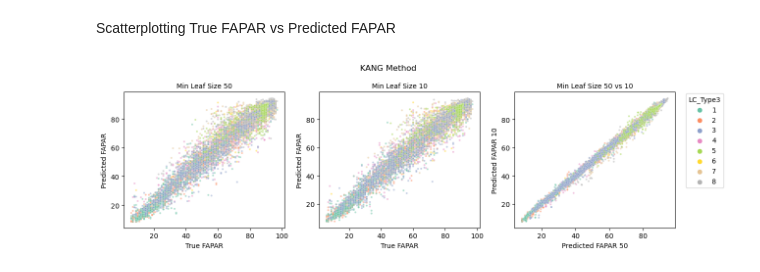
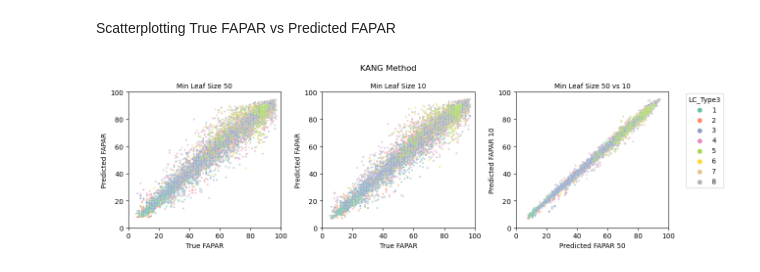
Before and after one commit to watermelonxx/WorkTerm-Winter2023, a Jupyter notebook: MODISLANDSATvcass2.ipynb, the cells around one changed output. Saved outputs shown, nothing was run; the diff lists cells and outputs as text; code cells hidden in the pictures.

```diff
--- a/MODISLANDSATvcass2.ipynb
+++ b/MODISLANDSATvcass2.ipynb
@@ -461,3 +528,7 @@ for LC_Type3 in calbiomeDictFAPAR:
 
 # Concatenating the dataframes with the predicted LAI values for all LC_Types
 dfcalbiomeFAPAR = pd.concat(dfsFAPAR)
+# %%
+for LC_Type3 in valbiomeDictFAPAR:
+    if LC_Type3 <= 8:
+        print(LC_Type3, valbiomeDictFAPAR[LC_Type3]['dfNAIVE50FAPAR']['Nodes'].unique()[0], valbiomeDictFAPAR[LC_Type3]['dfNAIVE10FAPAR']['Nodes'].unique()[0])
@@ -550,20 +663,30 @@ for LC_Type3 in calbiomeDictLAIKANG:
         predLAI50 = calbiomeDictLAIKANG[LC_Type3]['regr50'].predict(dfval[regressors])
         predLAI10 = calbiomeDictLAIKANG[LC_Type3]['regr10'].predict(dfval[regressors])
 
+        # Determining the number of leaf nodes in each Random Forest
+        n50 = 0
+        for tree in calbiomeDictLAIKANG[LC_Type3]['regr50'].estimators_:
+            n50 += tree.get_n_leaves()
+        n10 = 0
+        for tree in calbiomeDictLAIKANG[LC_Type3]['regr10'].estimators_:
+            n10 += tree.get_n_leaves()
+
         # Inserting the new statistics as a dataframe into the dictionary
         valbiomeDictLAI[LC_Type3]['dfKANG50LAI'] = pd.DataFrame(data={
             'LAI': trueLAI,
             'Predicted LAI': predLAI50,
             'LC_Type3': LC_Type3,
             'R2': calbiomeDictLAIKANG[LC_Type3]['regr50'].score(dfval[regressors], trueLAI),
-            'RMSE': metrics.mean_squared_error(predLAI50, trueLAI, squared=False)})
+            'RMSE': metrics.mean_squared_error(predLAI50, trueLAI, squared=False),
+            'Nodes': n50})
 
         valbiomeDictLAI[LC_Type3]['dfKANG10LAI'] = pd.DataFrame(data={
             'LAI': trueLAI,
             'Predicted LAI': predLAI10,
             'LC_Type3': LC_Type3,
             'R2': calbiomeDictLAIKANG[LC_Type3]['regr10'].score(dfval[regressors], trueLAI),
-            'RMSE': metrics.mean_squared_error(predLAI10, trueLAI, squared=False)})
+            'RMSE': metrics.mean_squared_error(predLAI10, trueLAI, squared=False),
+            'Nodes': n10})
 
         # Merge two methods before sampling
         df = valbiomeDictLAI[LC_Type3]['dfKANG50LAI'].join(valbiomeDictLAI[LC_Type3]['dfKANG10LAI'], lsuffix='_50', rsuffix='_10')
@@ -573,3 +696,7 @@ for LC_Type3 in calbiomeDictLAIKANG:
 
 # Concatenating the dataframes with the predicted LAI values for all LC_Types
 dfcalbiomeLAIKANG = pd.concat(dfsLAI)
+# %%
+for LC_Type3 in valbiomeDictLAI:
+    if LC_Type3 <= 8:
+        print(LC_Type3, valbiomeDictLAI[LC_Type3]['dfKANG50LAI']['Nodes'].unique()[0], valbiomeDictLAI[LC_Type3]['dfKANG10LAI']['Nodes'].unique()[0])
@@ -662,20 +831,30 @@ for LC_Type3 in calbiomeDictFAPARKANG:
         predFAPAR50 = calbiomeDictFAPARKANG[LC_Type3]['regr50'].predict(dfval[regressors])
         predFAPAR10 = calbiomeDictFAPARKANG[LC_Type3]['regr10'].predict(dfval[regressors])
 
+        # Determining the number of leaf nodes in each Random Forest
+        n50 = 0
+        for tree in calbiomeDictFAPARKANG[LC_Type3]['regr50'].estimators_:
+            n50 += tree.get_n_leaves()
+        n10 = 0
+        for tree in calbiomeDictFAPARKANG[LC_Type3]['regr10'].estimators_:
+            n10 += tree.get_n_leaves()
+
         # Inserting the new statistics as a dataframe into the dictionary
         valbiomeDictFAPAR[LC_Type3]['dfKANG50FAPAR'] = pd.DataFrame(data={
             'FAPAR': trueFAPAR,
             'Predicted FAPAR': predFAPAR50,
             'LC_Type3': LC_Type3,
             'R2': calbiomeDictFAPARKANG[LC_Type3]['regr50'].score(dfval[regressors], trueFAPAR),
-            'RMSE': metrics.mean_squared_error(predFAPAR50, trueFAPAR, squared=False)})
+            'RMSE': metrics.mean_squared_error(predFAPAR50, trueFAPAR, squared=False),
+            'Nodes': n50})
 
         valbiomeDictFAPAR[LC_Type3]['dfKANG10FAPAR'] = pd.DataFrame(data={
             'FAPAR': trueFAPAR,
             'Predicted FAPAR': predFAPAR10,
             'LC_Type3': LC_Type3,
             'R2': calbiomeDictFAPARKANG[LC_Type3]['regr10'].score(dfval[regressors], trueFAPAR),
-            'RMSE': metrics.mean_squared_error(predFAPAR10, trueFAPAR, squared=False)})
+            'RMSE': metrics.mean_squared_error(predFAPAR10, trueFAPAR, squared=False),
+            'Nodes': n10})
 
         # Merge two methods before sampling
         df = valbiomeDictFAPAR[LC_Type3]['dfKANG50FAPAR'].join(valbiomeDictFAPAR[LC_Type3]['dfKANG10FAPAR'], lsuffix='_50', rsuffix='_10')
@@ -722,24 +914,31 @@ Scatterplotting True FAPAR vs Predicted FAPAR
 # %%
 fig, axs = plt.subplots(1,3, figsize=(12, 4))
 sns.scatterplot(dfcalbiomeFAPARKANG, x='FAPAR_50', y='Predicted FAPAR_50', ax=axs[0], hue='LC_Type3_50', palette='Set2', s=8, alpha=0.5, legend=0)
 sns.scatterplot(dfcalbiomeFAPARKANG, x='FAPAR_10', y='Predicted FAPAR_10', ax=axs[1], hue='LC_Type3_50', palette='Set2', s=8, alpha=0.5)
 sns.scatterplot(dfcalbiomeFAPARKANG, x='Predicted FAPAR_50', y='Predicted FAPAR_10', ax=axs[2], hue='LC_Type3_50', palette='Set2', s=8, alpha=0.5, legend=0)
 
 fig.suptitle('KANG Method')
 axs[0].set_title('Min Leaf Size 50', size=10)
 axs[0].set(xlabel='True FAPAR', ylabel='Predicted FAPAR')
+axs[0].set_xlim(0, 100)
+axs[0].set_ylim(0, 100)
 
 axs[1].set_title('Min Leaf Size 10', size=10)
 axs[1].set(xlabel='True FAPAR', ylabel='Predicted FAPAR')
+axs[1].set_xlim(0, 100)
+axs[1].set_ylim(0, 100)
 
 axs[2].set_title('Min Leaf Size 50 vs 10', size=10)
 axs[2].set(xlabel='Predicted FAPAR 50', ylabel='Predicted FAPAR 10')
+axs[2].set_xlim(0, 100)
+axs[2].set_ylim(0, 100)
+
 fig.tight_layout()
 
 handles, labels = axs[1].get_legend_handles_labels()
 fig.legend(handles, labels, loc="upper left", bbox_to_anchor=(1,0.85), title = "LC_Type3")
 axs[1].get_legend().set_visible(False)
 
 plt.show()
 # %% [output]
-[figure, old version]
+[figure, new version]
```
Also changed, not shown: parts of 30 cells of this notebook.
